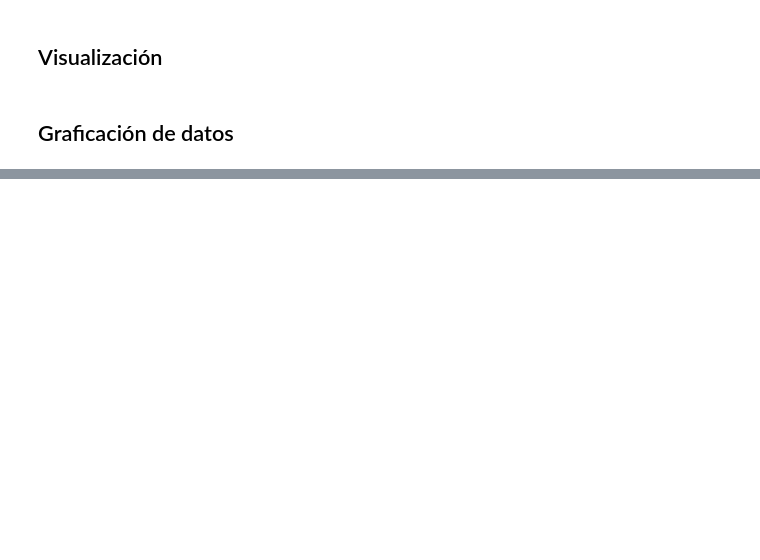
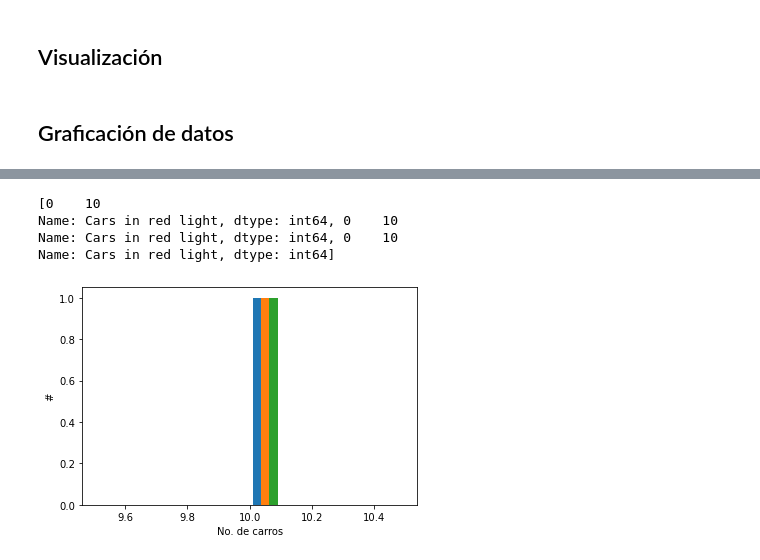
Before and after one commit to mannynacc/TC2008b_ActIntegradora, a Jupyter notebook: multiagentes.ipynb, the cells around one changed output, grey strips where cells are left out. Cells and saved outputs as stored; diff of their text form; code cells hidden in the pictures; blank space fills up the shorter version.

Commit message:
Histograma carros en rojo

```diff
--- a/multiagentes.ipynb
+++ b/multiagentes.ipynb
@@ -379,0 +415,5 @@ plt.show()
+# %%
+for p in parameters:
+    model = AvenueModel(p)
+    results = model.run()
+    data["cars_red"].append(results.reporters['Cars in red light'])
@@ -379,0 +430,19 @@ plt.show()
+# %%
+x = list(range(30))
+y = data["cars_red"]
+
+print(data["cars_red"])
+
+fig, ax = plt.subplots()
+ax.hist(y)
+
+ax.set_xlabel('No. de carros')
+ax.set_ylabel('#')
+
+plt.show()
+# %% [output]
+[0    10
+Name: Cars in red light, dtype: int64, 0    10
+Name: Cars in red light, dtype: int64, 0    10
+Name: Cars in red light, dtype: int64]
+[figure, added]
```
Also changed, not shown: parts of 8 cells of this notebook.
